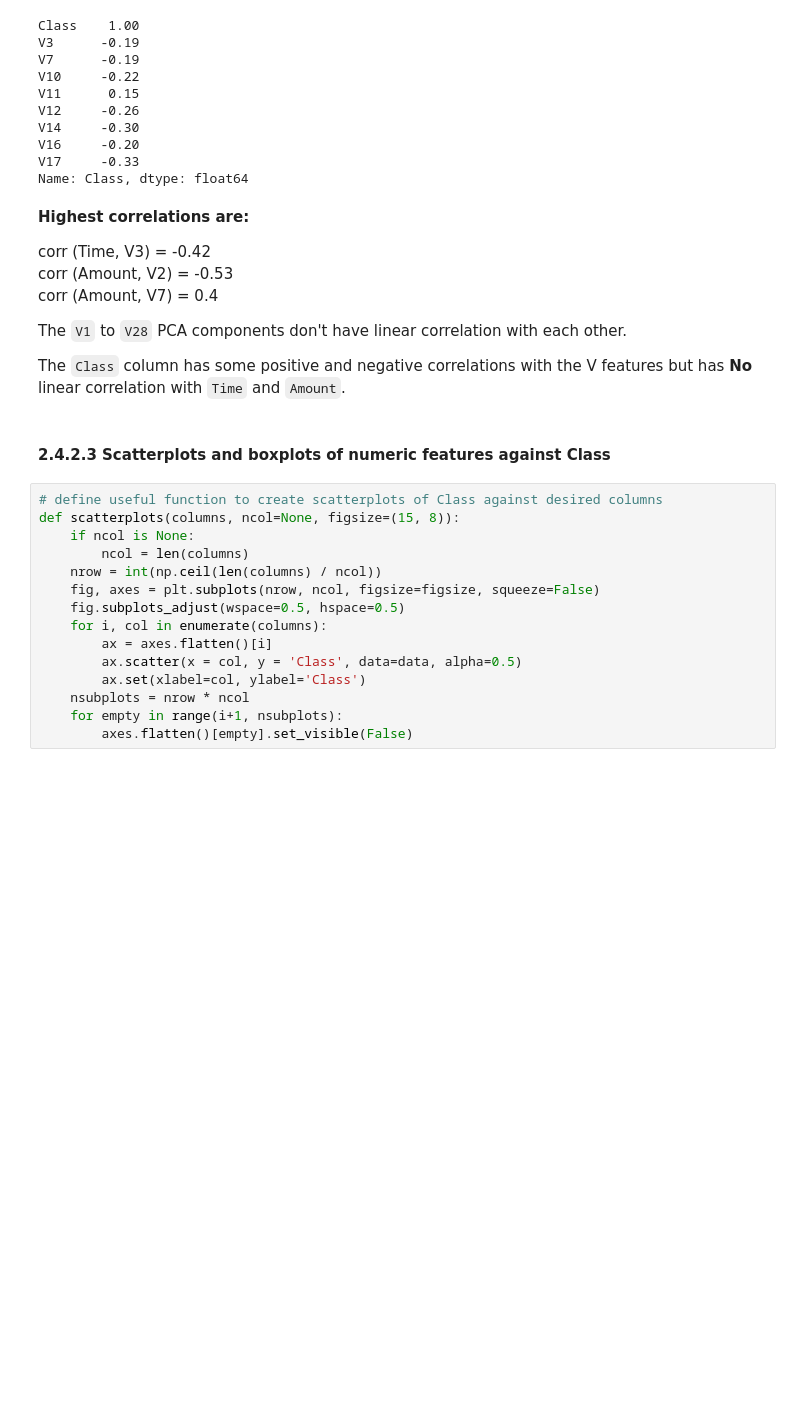
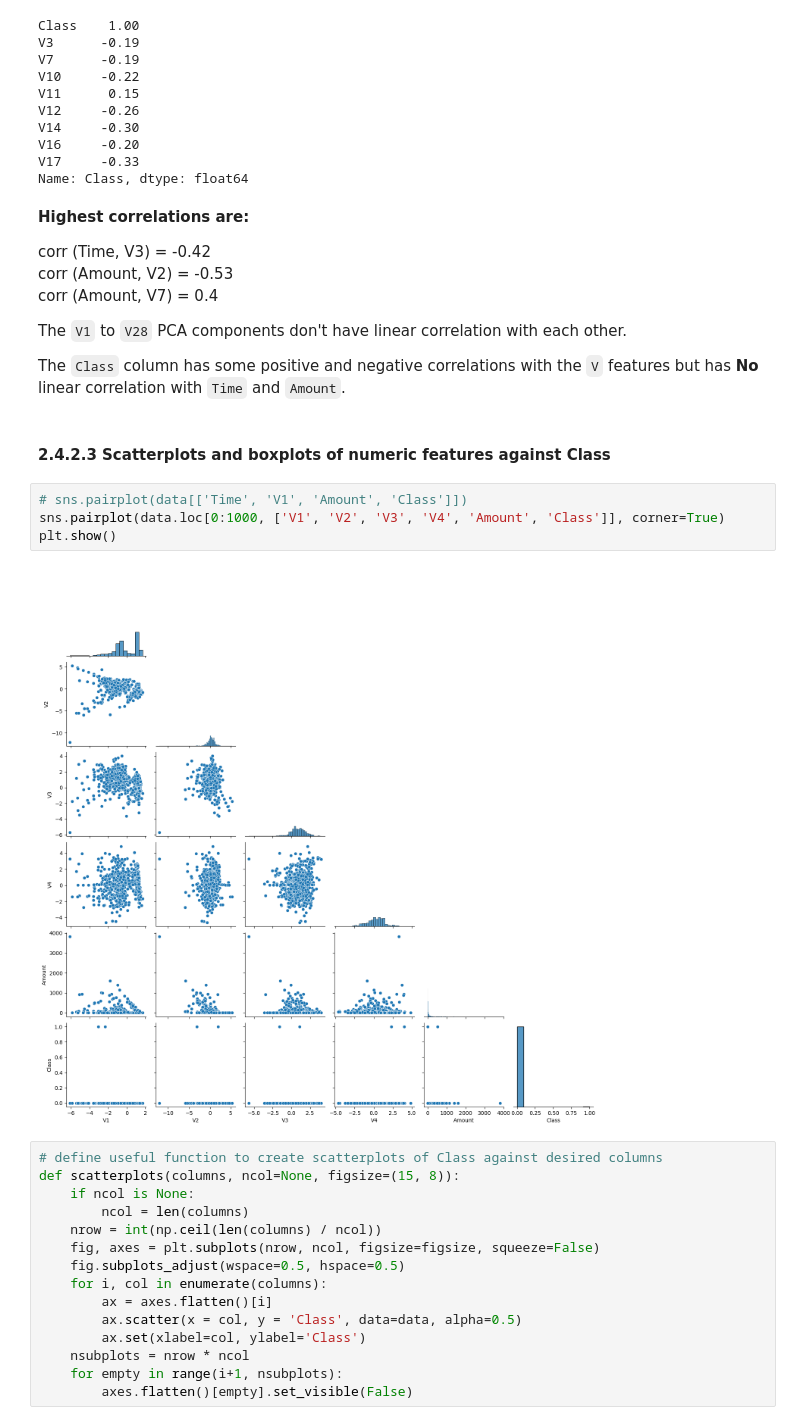
Before and after one commit to zxie9/Capstone-Project-Three, a Jupyter notebook: Notebooks/2. Data Wrangling and EDA.ipynb, the cells around one changed output. Saved outputs shown, nothing was run; the diff lists cells and outputs as text; blank space fills up the shorter version.

```diff
--- a/Notebooks/2. Data Wrangling and EDA.ipynb
+++ b/Notebooks/2. Data Wrangling and EDA.ipynb
@@ -156,9 +202,15 @@ corr (Amount, V7) = 0.4
 
 The `V1` to `V28` PCA components don't have linear correlation with each other.
 
-The `Class` column has some positive and negative correlations with the V features but has **No** linear correlation with `Time` and `Amount`.
+The `Class` column has some positive and negative correlations with the `V` features but has **No** linear correlation with `Time` and `Amount`.
 # %% [markdown]
 #### 2.4.2.3 Scatterplots and boxplots of numeric features against Class<a id='2.4.2.3'></a>
+# %%
+# sns.pairplot(data[['Time', 'V1', 'Amount', 'Class']])
+sns.pairplot(data.loc[0:1000, ['V1', 'V2', 'V3', 'V4', 'Amount', 'Class']], corner=True)
+plt.show()
+# %% [output]
+[figure, added]
 # %%
 # define useful function to create scatterplots of Class against desired columns
 def scatterplots(columns, ncol=None, figsize=(15, 8)):
```
Also changed, not shown: parts of 15 cells of this notebook.
